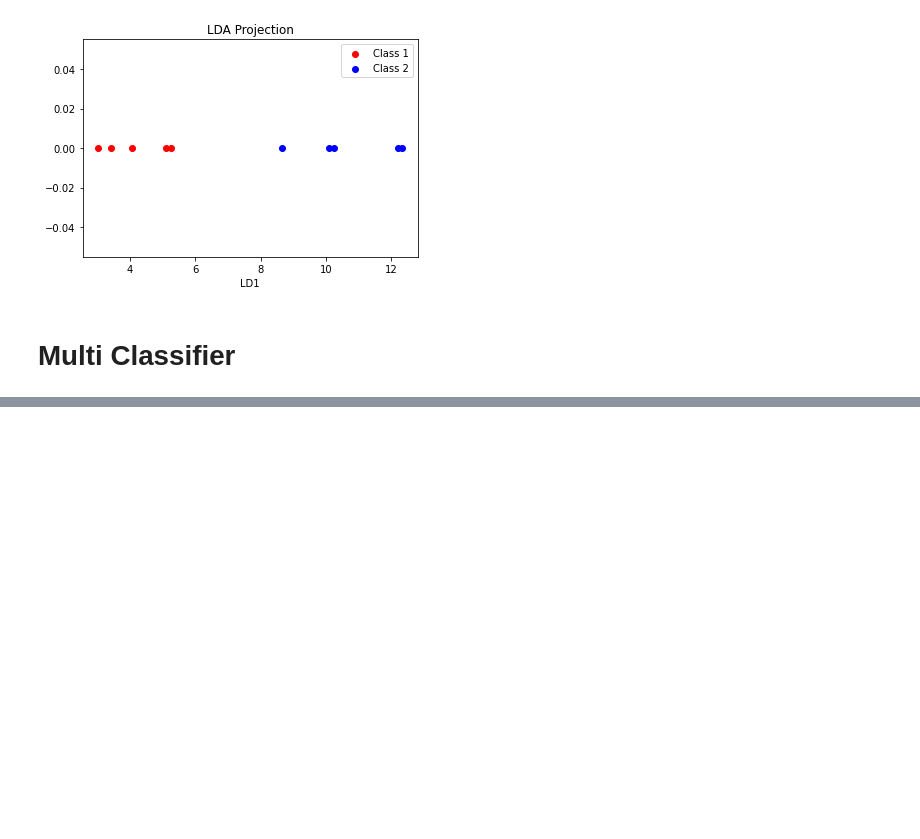
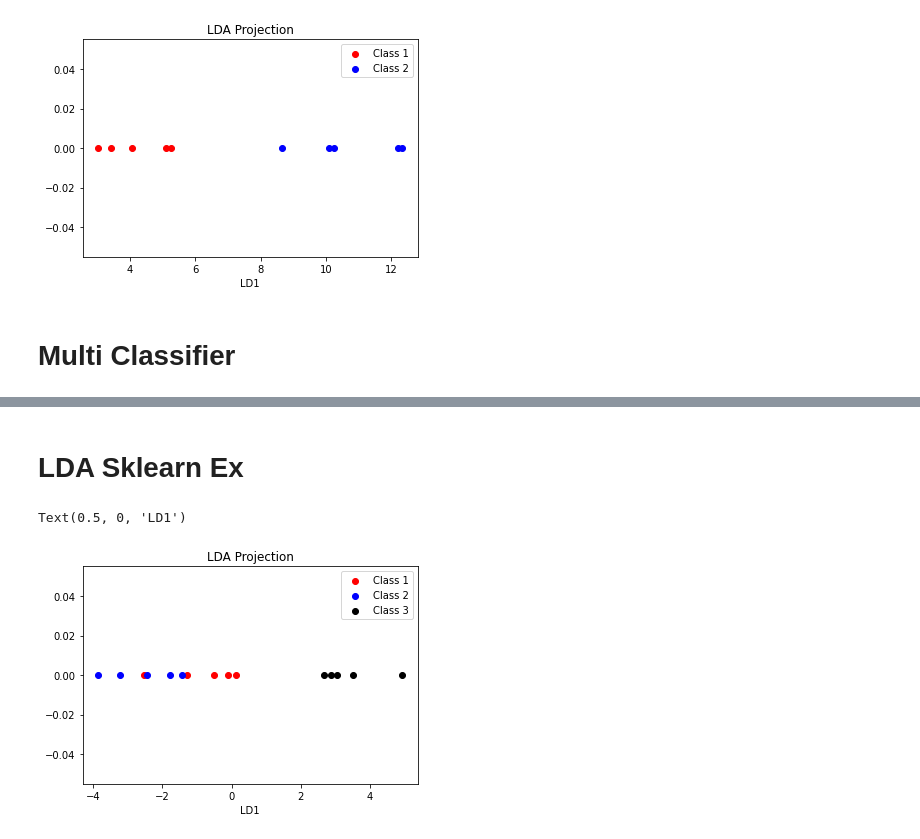
Before and after one commit to kyumly/CSW6001-HW, a Jupyter notebook: LDA_final.ipynb, the cells around one changed output, grey strips where cells are left out. Drawn from its saved outputs; the diff is of its cells as text; code cells hidden in the pictures; blank space fills up the shorter version.

Commit message:
add : multi-linear discriminant analysis end

```diff
--- a/LDA_final.ipynb
+++ b/LDA_final.ipynb
@@ -65,0 +135,29 @@ plt.show()
+# %% [markdown]
+# LDA Sklearn Ex
+# %%
+from sklearn.discriminant_analysis import LinearDiscriminantAnalysis as LDA
+
+# LDA 모델 초기화
+lda = LDA(n_components=1)  # 투영할 차원 수를 1로 설정
+
+# 데이터에 모델 적용
+x_combined = np.vstack((x1, x2, x3))
+y_3 = np.zeros(len(x3)) + 2
+y_combined = np.hstack((np.zeros(len(x1)), np.ones(len(x2)), y_3))  # 클래스 레이블 생성
+
+lda.fit(x_combined, y_combined)
+
+x_lda = lda.transform(x_combined)
+
+# 투영된 데이터 플로팅
+plt.scatter(x_lda[y_combined == 0], np.zeros(len(x1)), color='r', label='Class 1')
+plt.scatter(x_lda[y_combined == 1], np.zeros(len(x2)), color='b', label='Class 2')
+# 투영된 데이터 플로팅
+plt.scatter(x_lda[y_combined == 2], np.zeros(len(x1)), color='k', label='Class 3')
+plt.legend()
+plt.title('LDA Projection')
+plt.xlabel('LD1')
+# plt.show()
+# %% [output]
+Text(0.5, 0, 'LD1')
+[figure, added]
```
Also changed, not shown: parts of 8 cells of this notebook, 2 other files.
